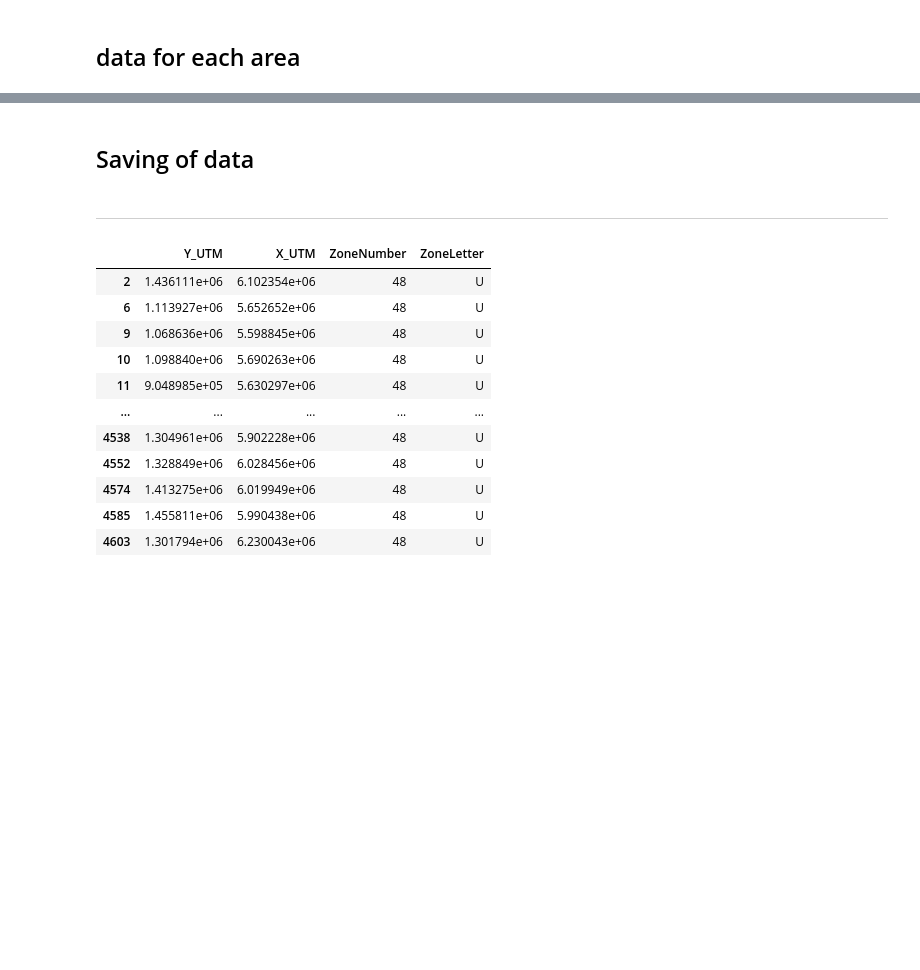
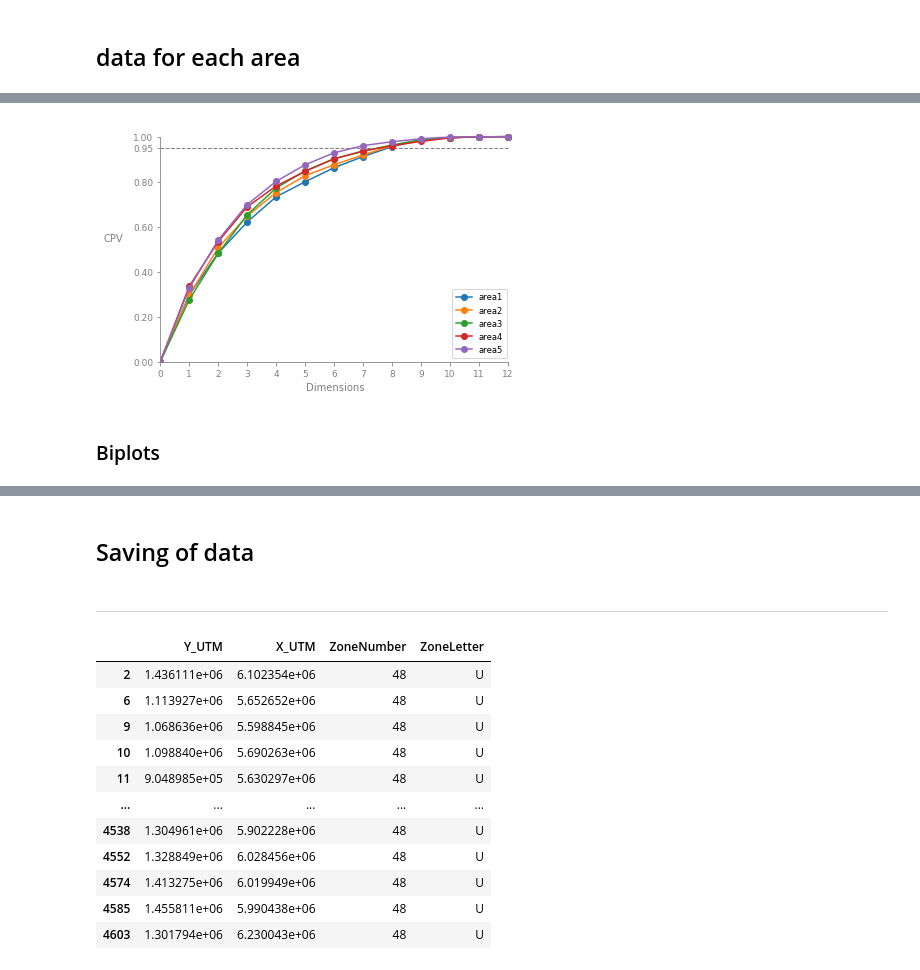
Before and after one commit to Complexio/Vistelius_1995_OCR, a Jupyter notebook: _ANALYSIS/1_area1_Preprocessing.ipynb, the cells around one changed output, grey strips where cells are left out. Drawn from its saved outputs; the diff is of its cells as text; code cells hidden in the pictures; blank space fills up the shorter version.

Commit message:
Biplot and CPV code added

```diff
--- a/_ANALYSIS/1_area1_Preprocessing.ipynb
+++ b/_ANALYSIS/1_area1_Preprocessing.ipynb
@@ -573,0 +635,8 @@ mineralogy_pca_area5_df = preproc.create_pca_df(mineralogy_pca_area5, mineralogy
+# %%
+pca_expl_var_areas = {}
+for i in range(1, 6):
+    area = f"area{i}"
+    pca_expl_var_areas[area] = mineralogy_pca_all_areas[area].explained_variance_ratio_
+# %%
+n_columns = mineralogy_pca_area1.n_components_
+n_columns
@@ -573,0 +645,6 @@ mineralogy_pca_area5_df = preproc.create_pca_df(mineralogy_pca_area5, mineralogy
+# %%
+pca_expl_var_areas_df = pd.DataFrame.from_dict(pca_expl_var_areas, orient='index', columns=range(1, n_columns+1))
+pca_expl_var_areas_df[0] = 0
+pca_expl_var_areas_df = pca_expl_var_areas_df.T
+pca_expl_var_areas_df = pca_expl_var_areas_df.sort_index()
+pca_expl_var_areas_df
@@ -573,0 +667,2 @@ mineralogy_pca_area5_df = preproc.create_pca_df(mineralogy_pca_area5, mineralogy
+# %%
+pca_expl_var_areas_df_cumulative_sum = np.cumsum(pca_expl_var_areas_df)
@@ -573,0 +687,48 @@ mineralogy_pca_area5_df = preproc.create_pca_df(mineralogy_pca_area5, mineralogy
+# %%
+p = pca_expl_var_areas_df_cumulative_sum.iloc[:-1, :].plot(marker="o", alpha=1)
+#plt.axhline(0.95, c="k", alpha=0.5)
+
+plt.xlabel("Dimensions", c='grey')
+plt.ylabel(r"CPV", c='grey', rotation=0, labelpad=20)
+plt.ylim((0, 1.05))
+
+# Change display of spines
+p.spines['right'].set_visible(False)
+p.spines['top'].set_visible(False)
+
+# Set the color of the visible spines
+p.spines['left'].set_color('grey')
+p.spines['bottom'].set_color('grey')
+
+# Set the bounds of the spines
+p.set_xlim(0, n_columns-0.9)
+p.set_ylim(0, 1.05)
+
+# Set axes ticks
+p.set_xticks([x for x in range(n_columns)])
+p.set_yticks([0.0, 0.2, 0.4, 0.6, 0.8, 0.95, 1.0])
+
+p.spines['bottom'].set_bounds(0.0, n_columns-1)
+p.spines['left'].set_bounds(0.0, 1.0)
+
+# Set general tick parameters
+p.tick_params(axis='both',
+              direction='out',
+              colors='grey',
+              labelsize=9)
+
+plt.hlines(0.95, 0, n_columns-1, color='grey', linewidth=1, linestyle="--")
+
+plt.gcf().set_facecolor('white')
+
+# plt.margins(1)
+plt.tight_layout()
+
+plt.legend(loc="lower right", frameon=True, fontsize='small')
+
+plt.savefig("../_FIGURES/cpv/cpv_all_areas.pdf")
+plt.show();
+# %% [output]
+[figure, added]
+# %% [markdown]
+### Biplots
```
Also changed, not shown: parts of 28 cells of this notebook, 8 other files.
